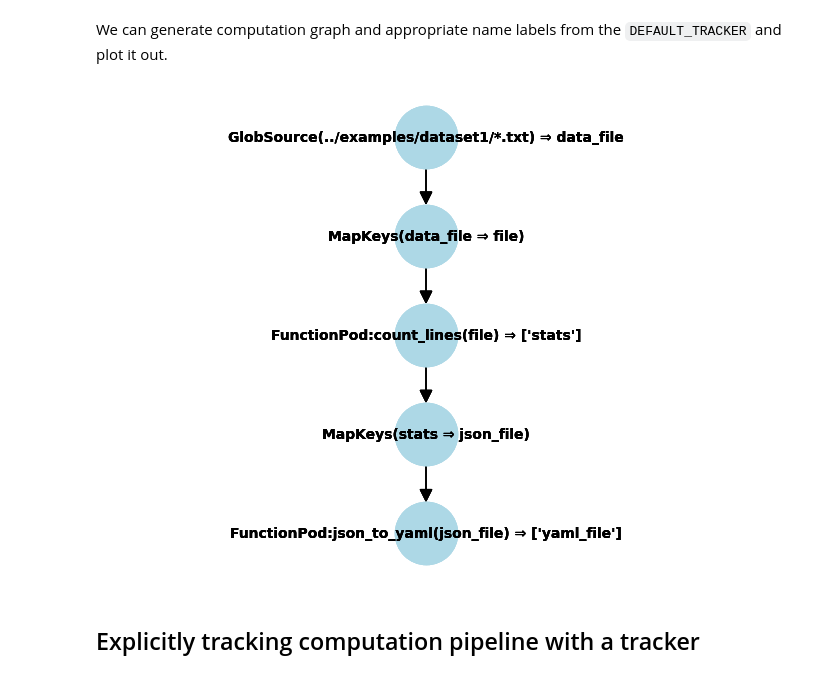
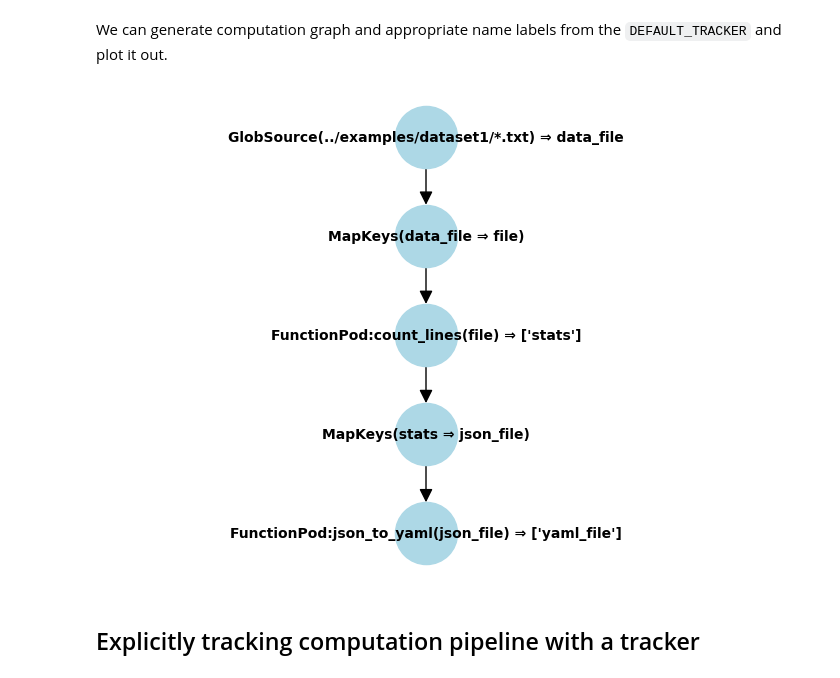
Before and after one commit to walkerlab/orcapod-python, a Jupyter notebook: notebooks/03_orcabridge_tracker.ipynb, the cells around one changed output. Cells and saved outputs as stored; diff of their text form; code cells hidden in the pictures.

Commit message:
feat: integrate graph drawing feature into tracker

```diff
--- a/notebooks/03_orcabridge_tracker.ipynb
+++ b/notebooks/03_orcabridge_tracker.ipynb
@@ -76,24 +76,9 @@ from orcabridge import DEFAULT_TRACKER
 # %% [markdown]
 We can generate computation graph and appropriate name labels from the `DEFAULT_TRACKER` and plot it out.
 # %%
-G = DEFAULT_TRACKER.generate_graph()
-labels = DEFAULT_TRACKER.generate_namemap()
+DEFAULT_TRACKER.draw_graph()
+# %% [output]
+[figure, added]
-# %%
-pos = nx.drawing.nx_agraph.graphviz_layout(G, prog="dot")
-nx.draw(
-    G,
-    pos,
-    labels=labels,
-    node_size=2000,
-    node_color="lightblue",
-    with_labels=True,
-    font_size=10,
-    font_weight="bold",
-    arrowsize=20,
-)
-plt.tight_layout()
-# %% [output]
-[figure, removed]
 # %% [markdown]
 ## Explicitly tracking computation pipeline with a tracker
 # %% [markdown]
```
Also changed, not shown: parts of 3 cells of this notebook, 1 other file.
